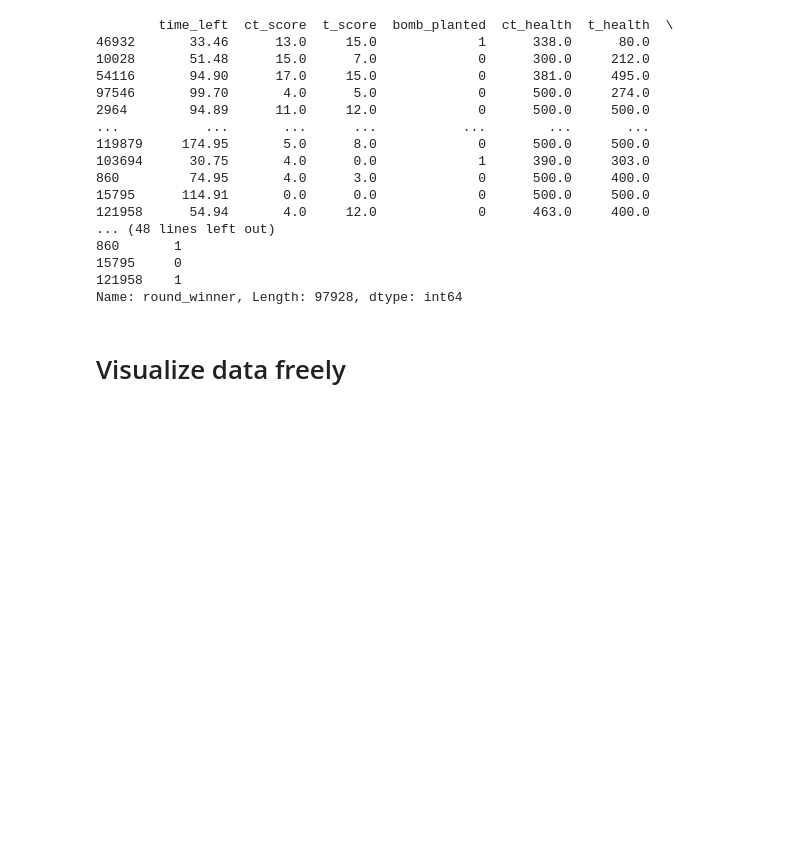
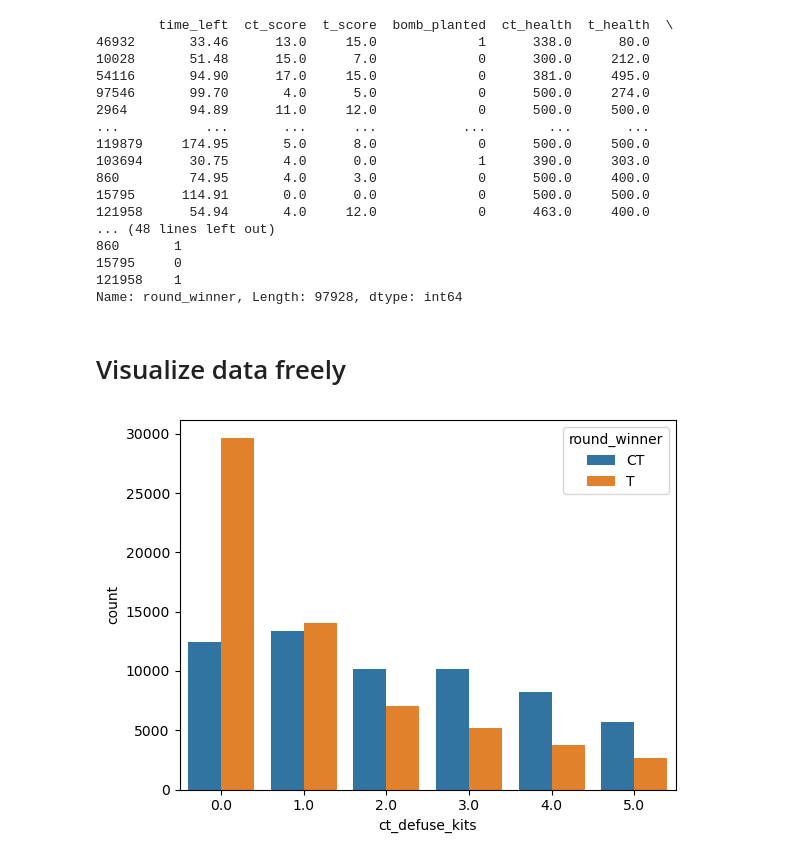
Before and after one commit to FAL0258/myKaggleJourney, a Jupyter notebook: csgoClassifier/csgo.ipynb, the cells around one changed output. Saved outputs shown, nothing was run; the diff lists cells and outputs as text; code cells hidden in the pictures; blank space fills up the shorter version.

```diff
--- a/csgoClassifier/csgo.ipynb
+++ b/csgoClassifier/csgo.ipynb
@@ -9,6 +9,6 @@ import seaborn
 # %%
-data = pd.read_csv('csgo_round_snapshots.csv')
-data.info()
+ori_data = pd.read_csv('csgo_round_snapshots.csv')
+ori_data.info()
 # %% [output]
 <class 'pandas.core.frame.DataFrame'>
 RangeIndex: 122410 entries, 0 to 122409
@@ -113,3 +114,8 @@ print(x_train, y_train)
 Name: round_winner, Length: 97928, dtype: int64
 # %% [markdown]
 # Visualize data freely
+# %%
+# Obviously, defuse kit is important...
+fig = sns.countplot(x="ct_defuse_kits", hue='round_winner', data=ori_data)
+# %% [output]
+[figure, added]
```
Also changed, not shown: parts of 4 cells of this notebook, 1 other file.
